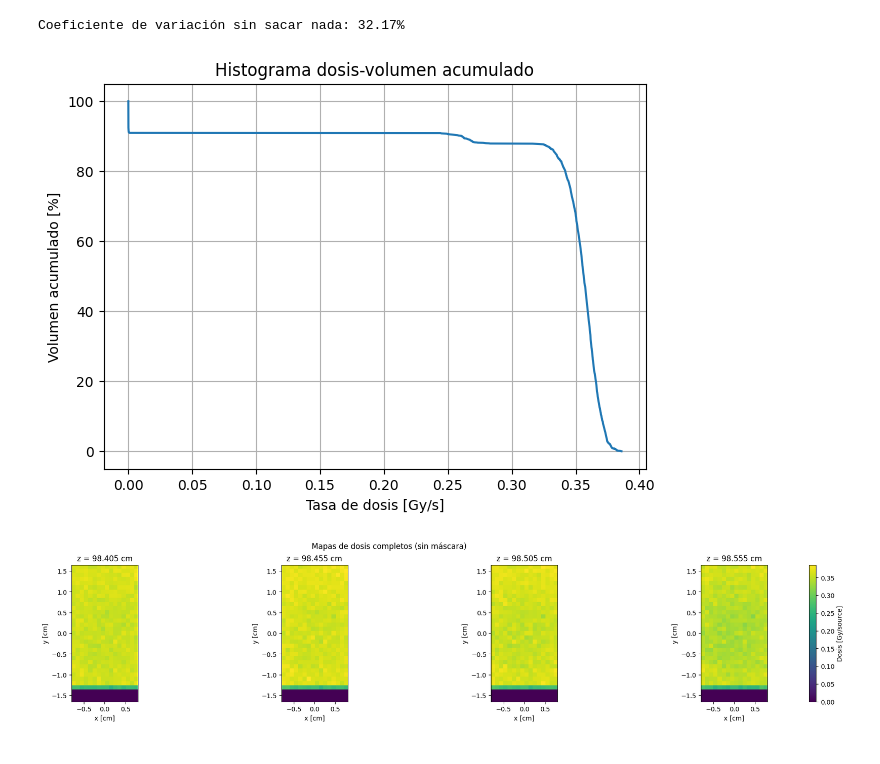
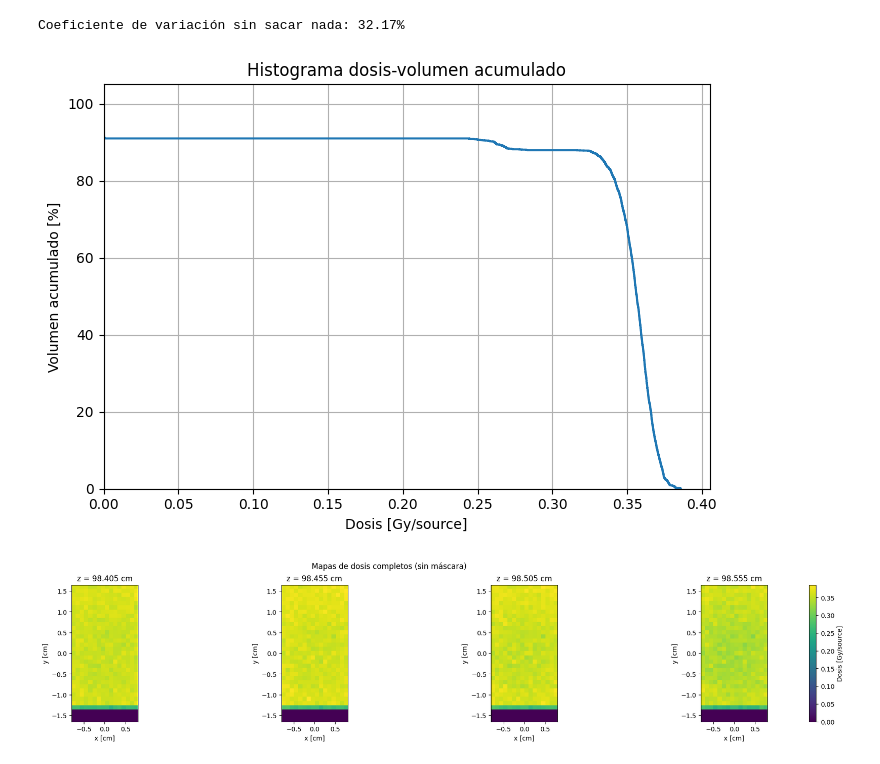
Before and after one commit to arirodriguez001/Laboratory-VII, a Jupyter notebook: Modelo irradiacion final/graficos para presentacion/sin atenuador/histograma.ipynb, the cells around one changed output. Saved outputs shown, nothing was run; the diff lists cells and outputs as text; code cells hidden in the pictures.

Commit message:
histograma dosis volumen de las ultimas dos capas

```diff
--- a/Modelo irradiacion final/graficos para presentacion/sin atenuador/histograma.ipynb
+++ b/Modelo irradiacion final/graficos para presentacion/sin atenuador/histograma.ipynb
@@ -135,31 +135,44 @@ print(f"Coeficiente de variación sin sacar nada: {100*np.std(data_dosis1sinat)/
 # %% [output]
 Coeficiente de variación sin sacar nada: 32.17%
 # %%
-n_bins = len(data_dosis1sinat)
+dosis = np.asarray(data_dosis1sinat)
 
-if n_bins == 0:
-    raise ValueError("No se leyó ningún dato de dosis. Revisá el formato del archivo.")
+dosis = dosis[np.isfinite(dosis)]
 
-volumen_por_bin = 100.0 / n_bins
-volumen_total = np.ones_like(data_dosis1sinat) * volumen_por_bin
+n_voxeles = len(dosis)
 
-dosis_ordenada1sinat = np.sort(data_dosis1sinat)
+if n_voxeles == 0:
+    raise ValueError("No hay datos de dosis.")
 
-vol_acumulado1 = np.array([
-    np.sum(volumen_total[data_dosis1sinat >= d])
-    for d in dosis_ordenada1sinat
-])
+dosis_ordenada = np.sort(dosis)
+
+dosis_unicas, indices = np.unique(
+    dosis_ordenada,
+    return_index=True
+)
+
+volumen_acumulado = 100.0 * (n_voxeles - indices) / n_voxeles
 
 plt.figure(figsize=(7, 5))
-plt.plot(dosis_ordenada1sinat*tiempo_seg, vol_acumulado1)
 
-plt.xlabel("Tasa de dosis [Gy/s]")
+plt.step(
+    dosis_unicas,
+    volumen_acumulado,
+    where="post"
+)
+
+plt.xlabel("Dosis [Gy/source]")
 plt.ylabel("Volumen acumulado [%]")
 plt.title("Histograma dosis-volumen acumulado")
+
+plt.xlim(left=0)
+plt.ylim(0, 105)
 plt.grid(True)
+plt.tight_layout()
+
 plt.show()
 # %% [output]
-[figure, old version]
+[figure, new version]
 # %%
 archivo = "histograma_dosis_sinat.out"
 
```
Also changed, not shown: parts of 2 cells of this notebook, 2 other files.
